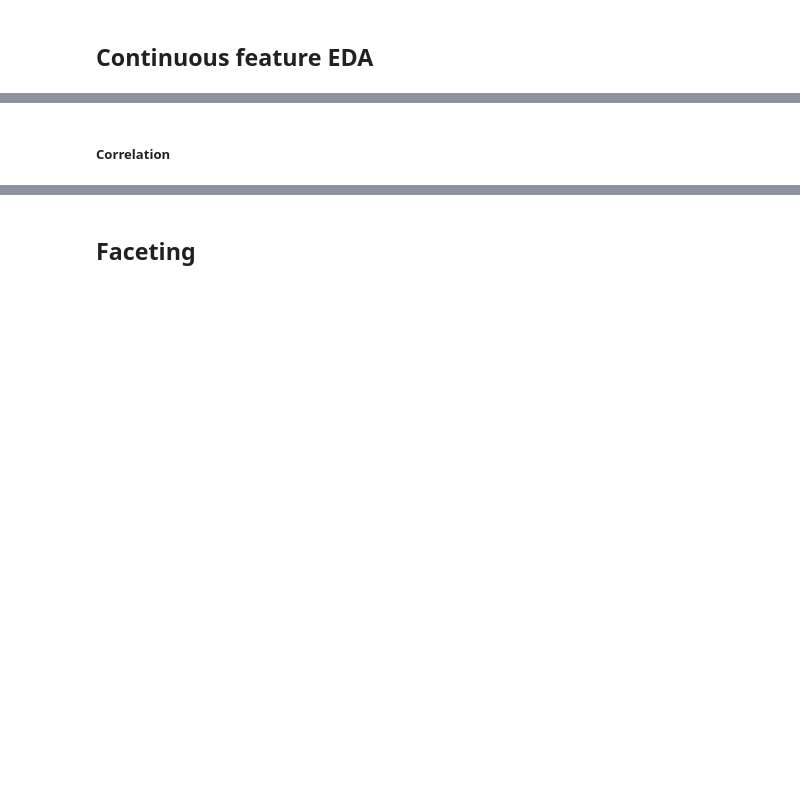
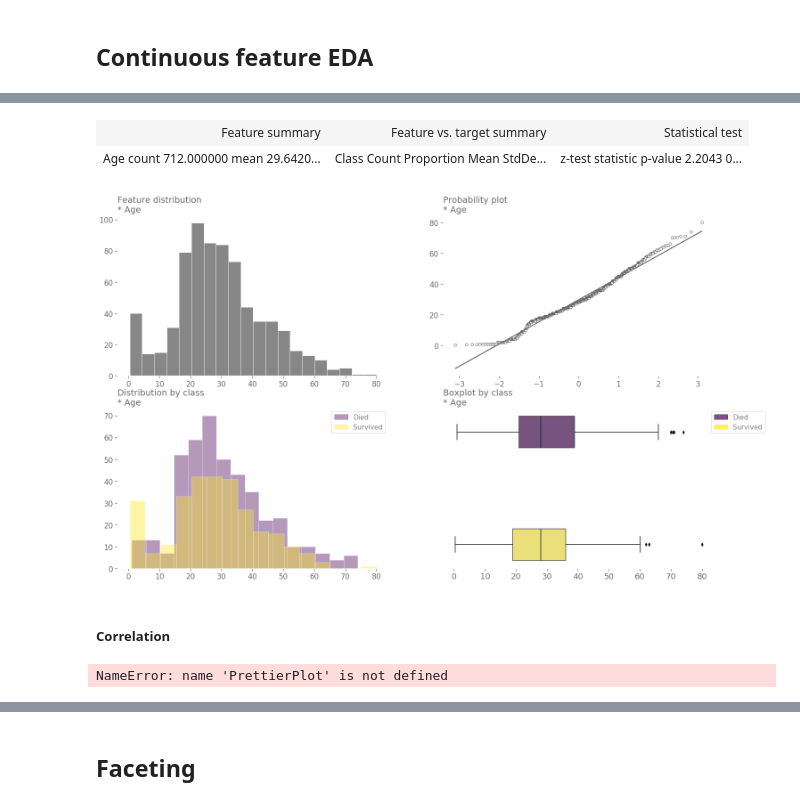
Before and after one commit to sudhu26/data-science-portfolio, a Jupyter notebook: kaggle/Titanic/kernel-Copy1.ipynb, the cells around one changed output, grey strips where cells are left out. Cells and saved outputs as stored; diff of their text form; code cells hidden in the pictures; blank space fills up the shorter version.

```diff
--- a/kaggle/Titanic/kernel-Copy1.ipynb
+++ b/kaggle/Titanic/kernel-Copy1.ipynb
@@ -149,3 +123,12 @@ for feature in train.data.mlm_dtypes["continuous"]:
+# %%
+mlmachine_demo.eda_cat_target_num_feat(
+    feature="Age",
+    legend_labels=["Died","Survived"],
+)
+# %% [output]
+| Feature summary | Feature vs. target summary | Statistical test |
+| Age count 712.000000 mean 29.6420... | Class Count Proportion Mean StdDe... | z-test statistic p-value 2.2043 0... |
+[figure, added]
 # %% [markdown]
 ##### Correlation
 # %%
@@ -153,11 +136,13 @@ for feature in train.data.mlm_dtypes["continuous"]:
 p = PrettierPlot()
 ax = p.make_canvas()
 p.corr_heatmap(
-    df=train.recombine_data(),
+    df=mlmachine_demo.recombine_data(),
 #     df=train.data,
     annot=True,
     ax=ax,
 )
+# %% [output]
+NameError: name 'PrettierPlot' is not defined
 # %%
 # correlation heat map with most highly correlated features relative to the target
 p = PrettierPlot(plot_orientation='tall',chart_scale=10)
```
Also changed, not shown: parts of 121 cells of this notebook, 2 other files.
